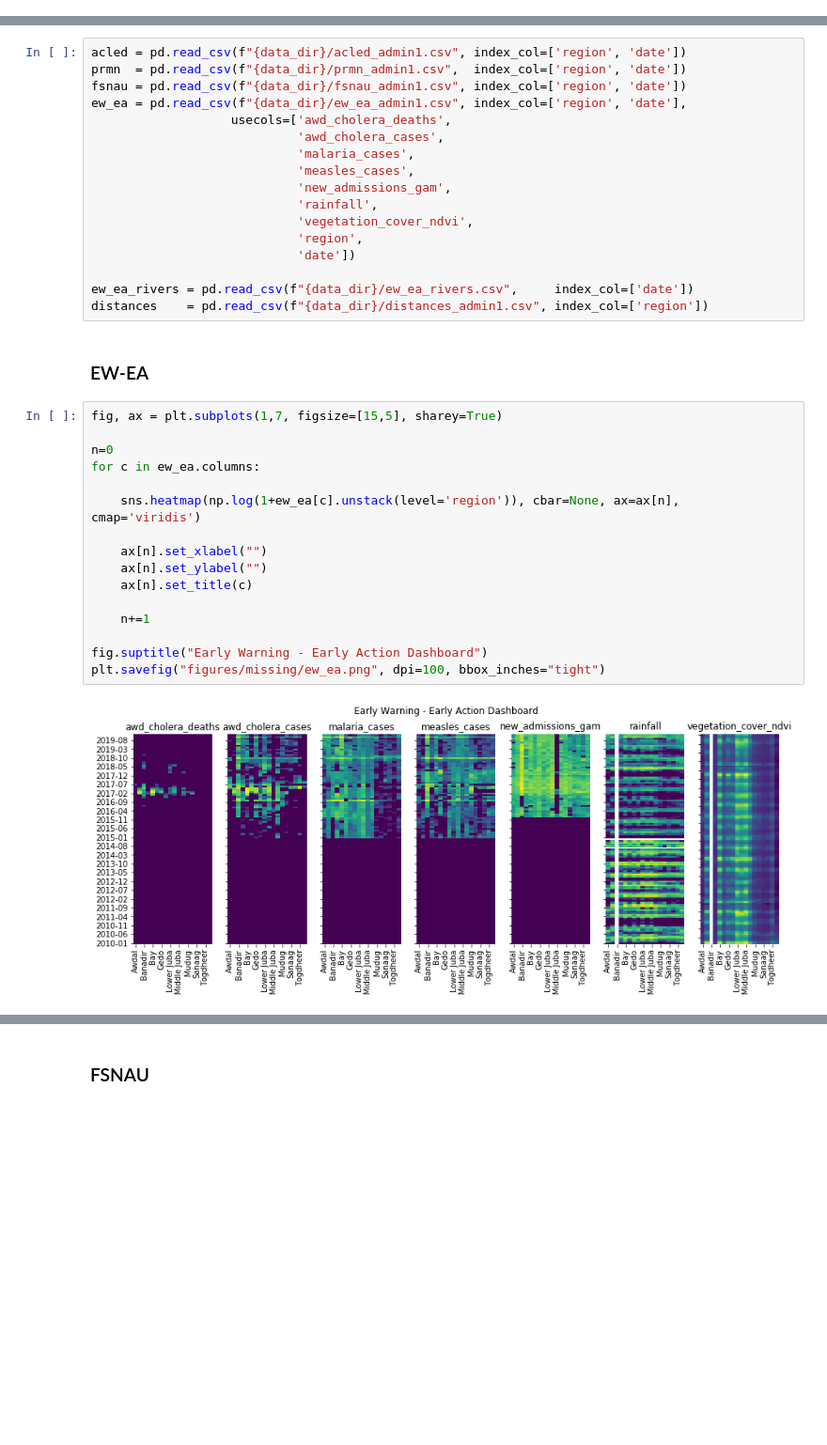
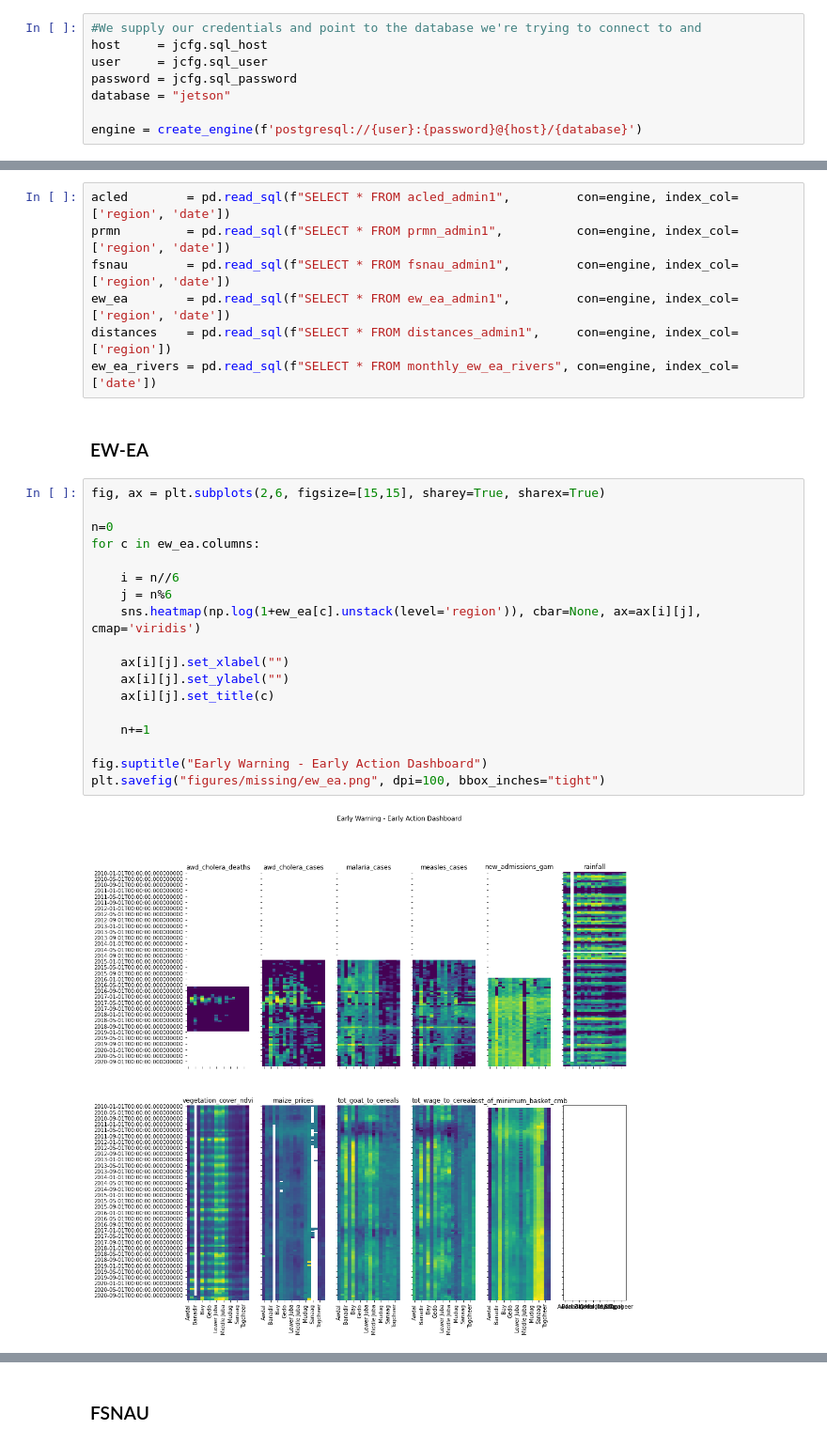
Before and after one commit to unhcr/Jetson, a Jupyter notebook: experiment_2/pipeline_1a_collect_data.ipynb, the cells around one changed output, grey strips where cells are left out. Shown: that part at 94% size. Drawn from its saved outputs; the diff is of its cells as text; blank space fills up the shorter version.

```diff
--- a/experiment_2/pipeline_1a_collect_data.ipynb
+++ b/experiment_2/pipeline_1a_collect_data.ipynb
@@ -60,0 +76,8 @@ from src.compile_data.compile_acled import *
+# %%
+#We supply our credentials and point to the database we're trying to connect to and
+host     = jcfg.sql_host
+user     = jcfg.sql_user
+password = jcfg.sql_password
+database = "jetson"
+
+engine = create_engine(f'postgresql://{user}:{password}@{host}/{database}')
@@ -109,42 +158,34 @@ compile_distances()
 # %% [markdown]
 ## Quick inspection
 # %%
-acled = pd.read_csv(f"{data_dir}/acled_admin1.csv", index_col=['region', 'date'])
-prmn  = pd.read_csv(f"{data_dir}/prmn_admin1.csv",  index_col=['region', 'date'])
-fsnau = pd.read_csv(f"{data_dir}/fsnau_admin1.csv", index_col=['region', 'date'])
-ew_ea = pd.read_csv(f"{data_dir}/ew_ea_admin1.csv", index_col=['region', 'date'],
-                   usecols=['awd_cholera_deaths',
-                            'awd_cholera_cases',
-                            'malaria_cases',
-                            'measles_cases',
-                            'new_admissions_gam',
-                            'rainfall',
-                            'vegetation_cover_ndvi',
-                            'region',
-                            'date'])
-
-ew_ea_rivers = pd.read_csv(f"{data_dir}/ew_ea_rivers.csv",     index_col=['date'])
-distances    = pd.read_csv(f"{data_dir}/distances_admin1.csv", index_col=['region'])
+acled        = pd.read_sql(f"SELECT * FROM acled_admin1",         con=engine, index_col=['region', 'date'])
+prmn         = pd.read_sql(f"SELECT * FROM prmn_admin1",          con=engine, index_col=['region', 'date'])
+fsnau        = pd.read_sql(f"SELECT * FROM fsnau_admin1",         con=engine, index_col=['region', 'date'])
+ew_ea        = pd.read_sql(f"SELECT * FROM ew_ea_admin1",         con=engine, index_col=['region', 'date'])
+distances    = pd.read_sql(f"SELECT * FROM distances_admin1",     con=engine, index_col=['region'])
+ew_ea_rivers = pd.read_sql(f"SELECT * FROM monthly_ew_ea_rivers", con=engine, index_col=['date'])
 # %% [markdown]
 ### EW-EA
 # %%
-fig, ax = plt.subplots(1,7, figsize=[15,5], sharey=True)
+fig, ax = plt.subplots(2,6, figsize=[15,15], sharey=True, sharex=True)
 
 n=0
 for c in ew_ea.columns:
 
-    sns.heatmap(np.log(1+ew_ea[c].unstack(level='region')), cbar=None, ax=ax[n], cmap='viridis')
+    i = n//6
+    j = n%6
+    sns.heatmap(np.log(1+ew_ea[c].unstack(level='region')), cbar=None, ax=ax[i][j], cmap='viridis')
 
-    ax[n].set_xlabel("")
-    ax[n].set_ylabel("")
-    ax[n].set_title(c)
+    ax[i][j].set_xlabel("")
+    ax[i][j].set_ylabel("")
+    ax[i][j].set_title(c)
 
     n+=1
 
 fig.suptitle("Early Warning - Early Action Dashboard")
 plt.savefig("figures/missing/ew_ea.png", dpi=100, bbox_inches="tight")
 # %% [output]
-[figure, old version]
+[figure, new version]
 # %%
 fig, ax = plt.subplots(1,1)
 
```
Also changed, not shown: parts of 16 cells of this notebook, 11 other files.
